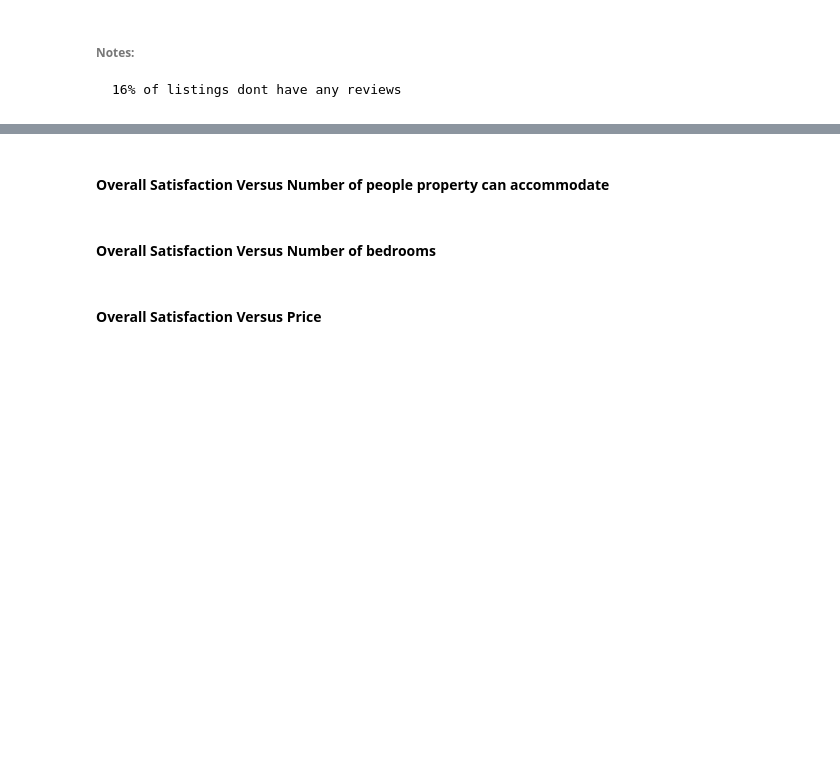
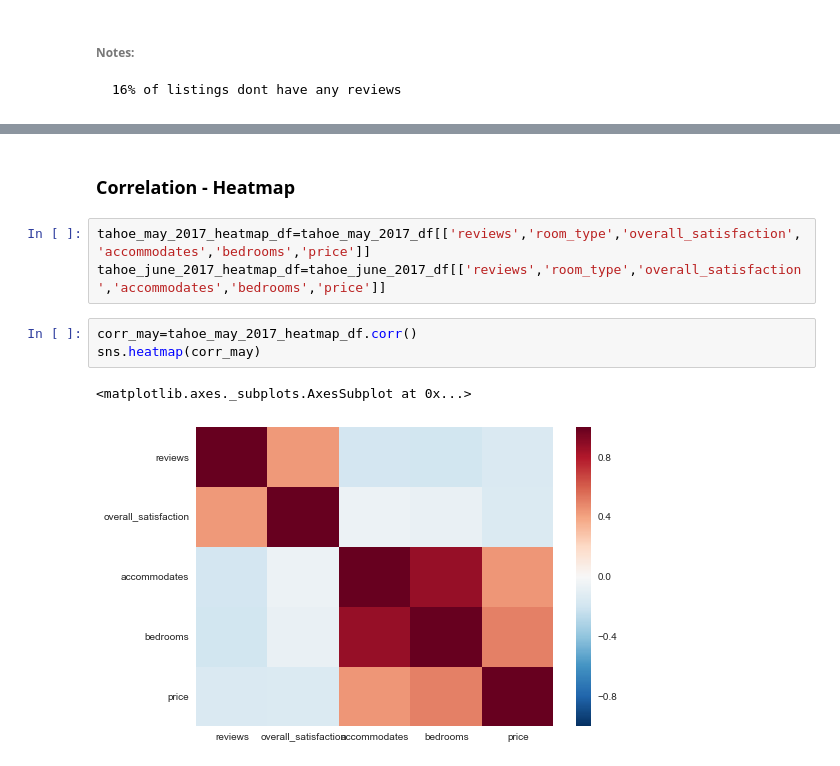
Before and after one commit to LilyElizabethJohn/Exploratory-Data-Analysis-Airbnb-Lake-Tahoe-, a Jupyter notebook: AIRBNB - Lake Tahoe.ipynb, the cells around one changed output, grey strips where cells are left out. Saved outputs shown, nothing was run; the diff lists cells and outputs as text; blank space fills up the shorter version.

Commit message:
Added Heatmaps

```diff
--- a/AIRBNB - Lake Tahoe.ipynb
+++ b/AIRBNB - Lake Tahoe.ipynb
@@ -284,6 +256,11 @@ ValueError: The truth value of a Series is ambiguous. Use a.empty, a.bool(), a.i
-# %% [markdown]
-#### Overall Satisfaction Versus Number of people property can accommodate
-# %% [markdown]
-#### Overall Satisfaction Versus Number of bedrooms
-# %% [markdown]
-#### Overall Satisfaction Versus Price
+# %% [markdown]
+### Correlation - Heatmap
+# %%
+tahoe_may_2017_heatmap_df=tahoe_may_2017_df[['reviews','room_type','overall_satisfaction','accommodates','bedrooms','price']]
+tahoe_june_2017_heatmap_df=tahoe_june_2017_df[['reviews','room_type','overall_satisfaction','accommodates','bedrooms','price']]
+# %%
+corr_may=tahoe_may_2017_heatmap_df.corr()
+sns.heatmap(corr_may)
+# %% [output]
+<matplotlib.axes._subplots.AxesSubplot at 0x...>
+[figure, added]
```
Also changed, not shown: parts of 6 cells of this notebook.
